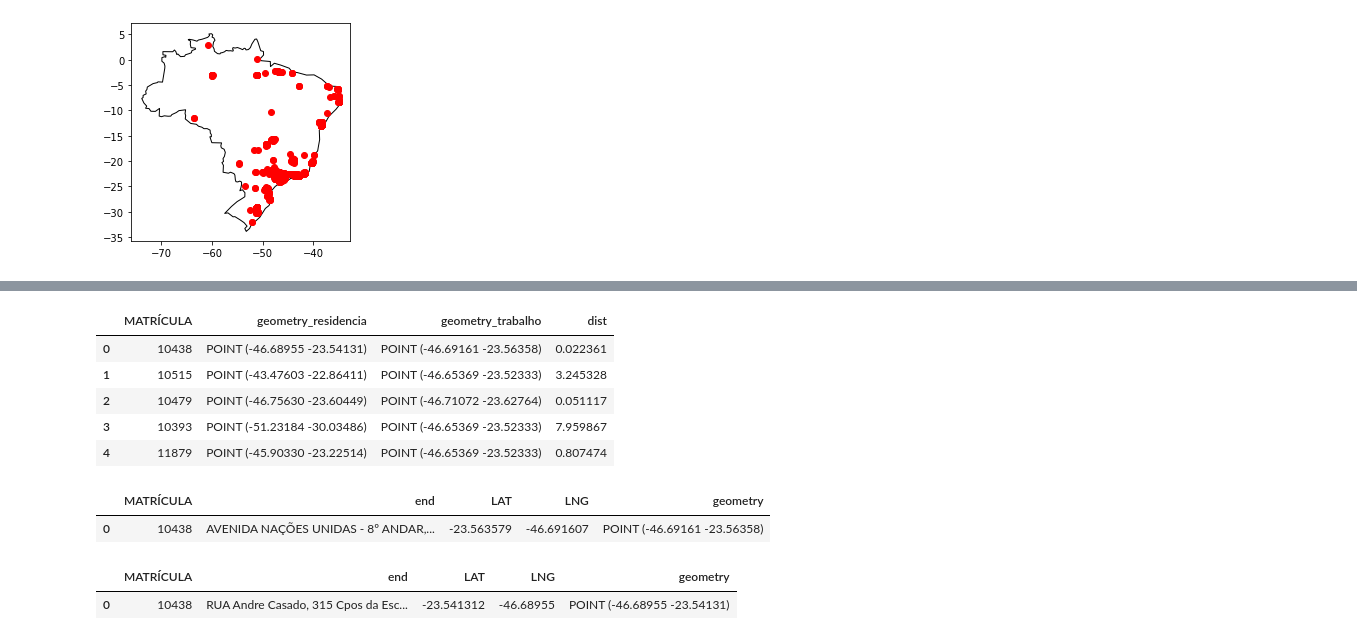
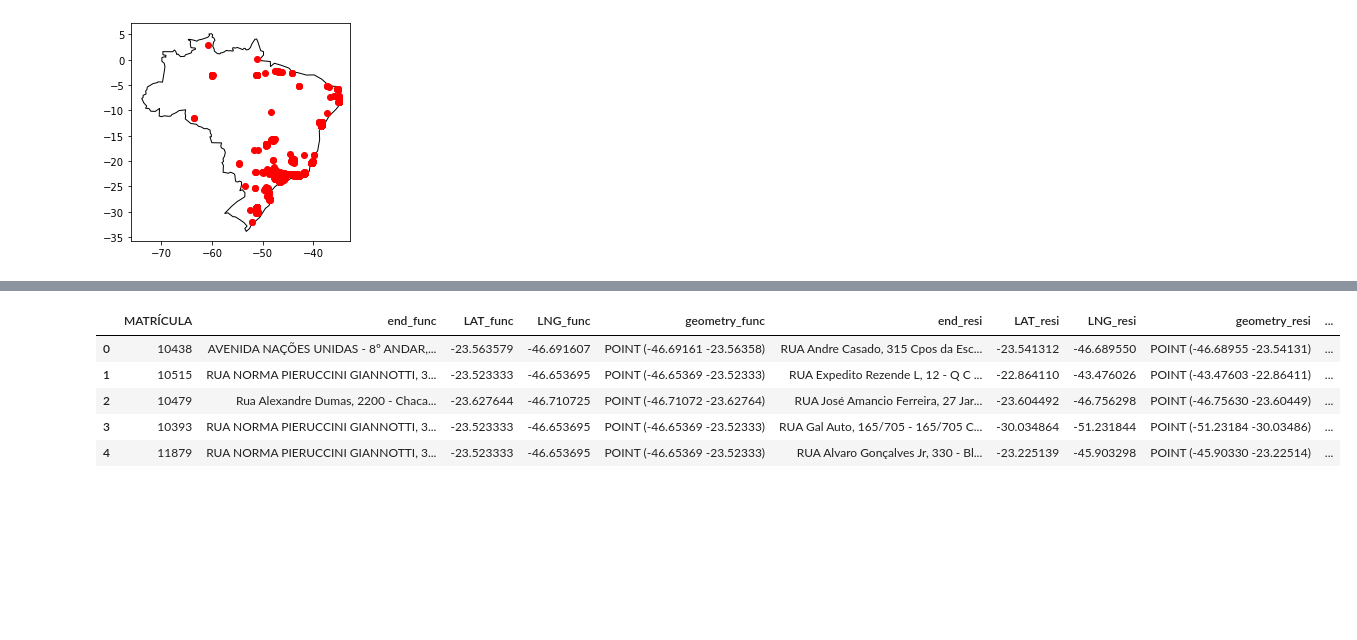
Before and after one commit to GDods/HachathonFiap, a Jupyter notebook: Distancia.ipynb, the cells around one changed output, grey strips where cells are left out. Cells and saved outputs as stored; diff of their text form; code cells hidden in the pictures; blank space fills up the shorter version.

```diff
--- a/Distancia.ipynb
+++ b/Distancia.ipynb
@@ -45,7 +48,7 @@ df_func
 | 5344 | 236808 | AVENIDA ABRAMO RANDON, 770 - 1º A... | -29.147105 | -51.152863 |
 5345 rows × 4 columns
 # %%
-df_func_geo = gpd.GeoDataFrame(df_func, geometry=gpd.points_from_xy(df_func.LNG, df_func.LAT))
+df_func_geo = gpd.GeoDataFrame(df_func, geometry=gpd.points_from_xy(df_func.LNG, df_func.LAT), crs=3395)
 df_func_geo = df_func_geo.drop(['LAT','LNG'],axis=1)
 df_func_geo
 # %% [output]
@@ -116,7 +119,7 @@ df_pess
 | 5455 | 236808 | RUA Victor Fedumenti, 206 Bela Vi... | -29.175515 | -51.156479 |
 5456 rows × 4 columns
 # %%
-df_pess_geo = gpd.GeoDataFrame(df_pess, geometry=gpd.points_from_xy(df_pess.LNG, df_pess.LAT))
+df_pess_geo = gpd.GeoDataFrame(df_pess, geometry=gpd.points_from_xy(df_pess.LNG, df_pess.LAT), crs=3395)
 df_pess_geo = df_pess_geo.drop(['LAT','LNG'],axis=1)
 df_pess_geo
 # %% [output]
@@ -166,20 +157,16 @@ df_distancia.head()
-# %%
-df_distancia['dist'] = df_distancia['geometry_residencia'].distance(df_distancia['geometry_trabalho'])
-df_distancia.head()
-# %% [output]
-|  | MATRÍCULA | geometry_residencia | geometry_trabalho | dist |
-| 0 | 10438 | POINT (-46.68955 -23.54131) | POINT (-46.69161 -23.56358) | 0.022361 |
-| 1 | 10515 | POINT (-43.47603 -22.86411) | POINT (-46.65369 -23.52333) | 3.245328 |
-| 2 | 10479 | POINT (-46.75630 -23.60449) | POINT (-46.71072 -23.62764) | 0.051117 |
-| 3 | 10393 | POINT (-51.23184 -30.03486) | POINT (-46.65369 -23.52333) | 7.959867 |
-| 4 | 11879 | POINT (-45.90330 -23.22514) | POINT (-46.65369 -23.52333) | 0.807474 |
-# %%
-df_func[df_func['MATRÍCULA'] == 10438]
-# %% [output]
-|  | MATRÍCULA | end | LAT | LNG | geometry |
-| 0 | 10438 | AVENIDA NAÇÕES UNIDAS - 8º ANDAR,... | -23.563579 | -46.691607 | POINT (-46.69161 -23.56358) |
-# %%
-df_pess[df_pess['MATRÍCULA'] == 10438]
-# %% [output]
-|  | MATRÍCULA | end | LAT | LNG | geometry |
-| 0 | 10438 | RUA Andre Casado, 315 Cpos da Esc... | -23.541312 | -46.68955 | POINT (-46.68955 -23.54131) |
+# %%
+def f(x):
+    return distance.distance((x['LNG_func'], x['LAT_func']), (x['LNG_resi'], x['LAT_resi'])).km
+# %%
+df_gp = df_pess_geo.merge(df_func_geo, on = ['MATRÍCULA'])
+df_gp = df_gp[['MATRÍCULA']]
+df_gp = df_gp.merge(df_func, how = 'inner', on = 'MATRÍCULA').merge(df_pess, how = 'inner', on = 'MATRÍCULA', suffixes=('_func','_resi'))
+df_gp['dist'] = df_gp.apply(f,axis=1)
+df_gp.head()
+# %% [output]
+|  | MATRÍCULA | end_func | LAT_func | LNG_func | geometry_func | end_resi | LAT_resi | LNG_resi | geometry_resi | ... |
+| 0 | 10438 | AVENIDA NAÇÕES UNIDAS - 8º ANDAR,... | -23.563579 | -46.691607 | POINT (-46.69161 -23.56358) | RUA Andre Casado, 315 Cpos da Esc... | -23.541312 | -46.689550 | POINT (-46.68955 -23.54131) | ... |
+| 1 | 10515 | RUA NORMA PIERUCCINI GIANNOTTI, 3... | -23.523333 | -46.653695 | POINT (-46.65369 -23.52333) | RUA Expedito Rezende L, 12 - Q C ... | -22.864110 | -43.476026 | POINT (-43.47603 -22.86411) | ... |
+| 2 | 10479 | Rua Alexandre Dumas, 2200 - Chaca... | -23.627644 | -46.710725 | POINT (-46.71072 -23.62764) | RUA José Amancio Ferreira, 27 Jar... | -23.604492 | -46.756298 | POINT (-46.75630 -23.60449) | ... |
+| 3 | 10393 | RUA NORMA PIERUCCINI GIANNOTTI, 3... | -23.523333 | -46.653695 | POINT (-46.65369 -23.52333) | RUA Gal Auto, 165/705 - 165/705 C... | -30.034864 | -51.231844 | POINT (-51.23184 -30.03486) | ... |
+| 4 | 11879 | RUA NORMA PIERUCCINI GIANNOTTI, 3... | -23.523333 | -46.653695 | POINT (-46.65369 -23.52333) | RUA Alvaro Gonçalves Jr, 330 - Bl... | -23.225139 | -45.903298 | POINT (-45.90330 -23.22514) | ... |
```
Also changed, not shown: parts of 6 cells of this notebook, 9 other files.
